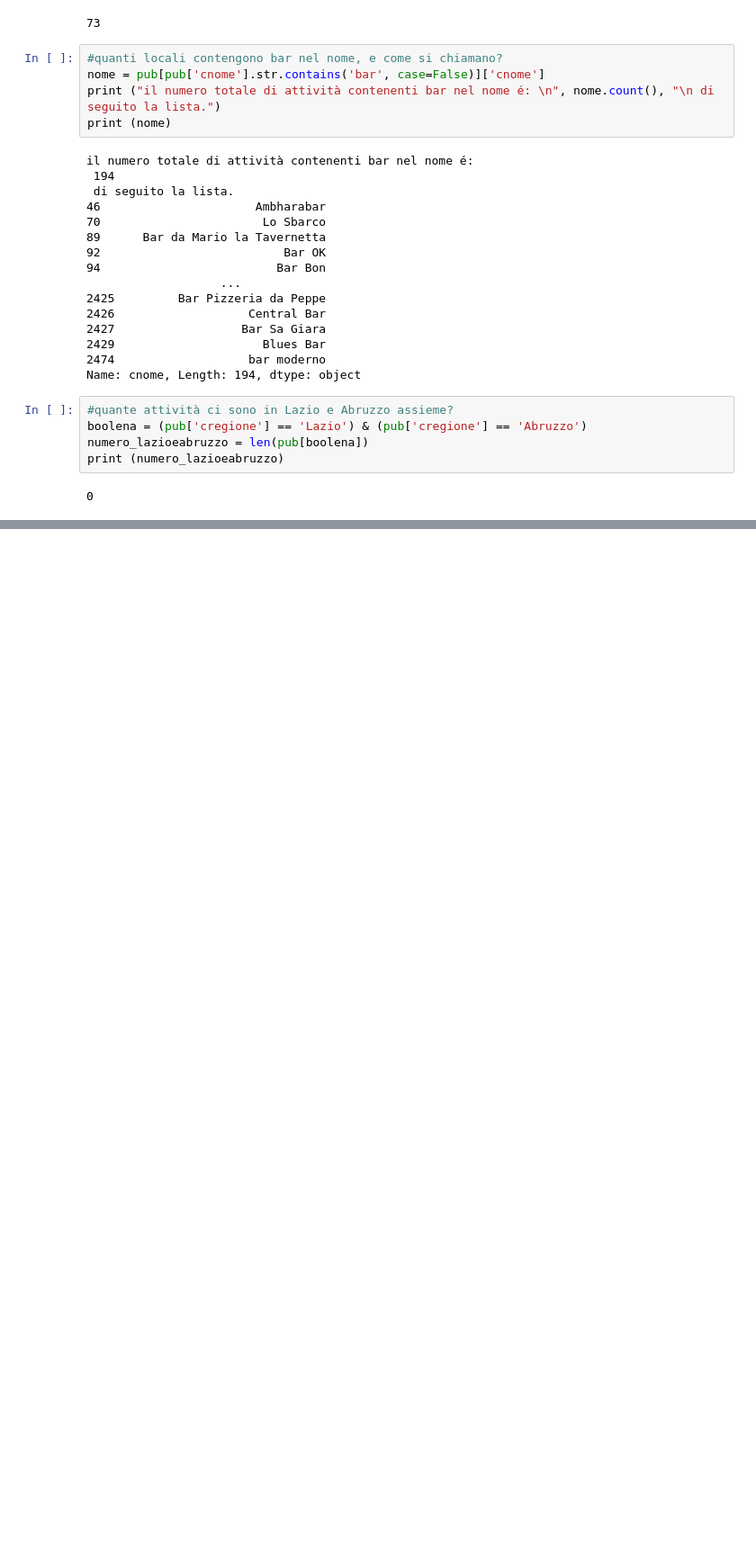
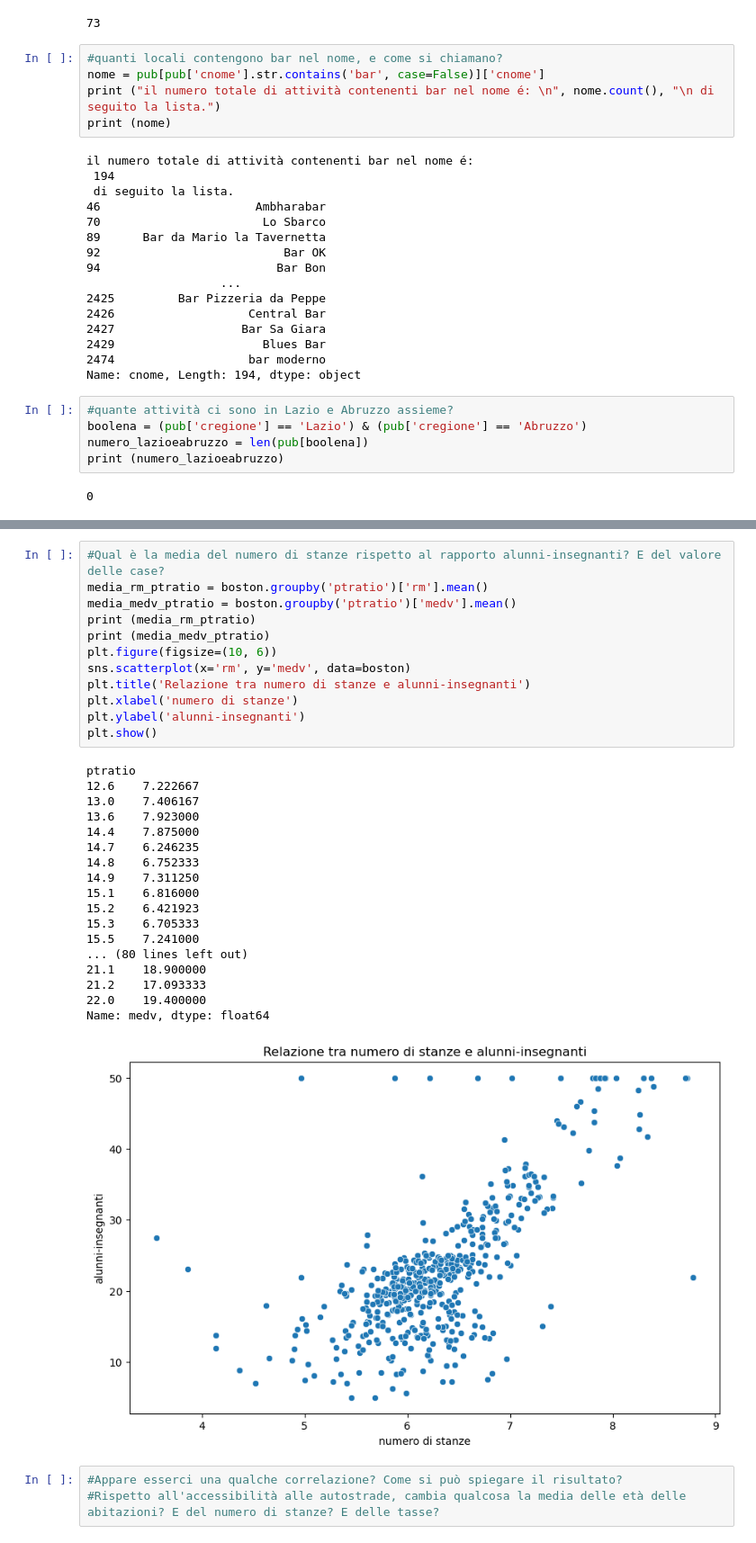
Before and after one commit to MatteoCapp/PYTHON, a Jupyter notebook: W15D5.ipynb, the cells around one changed output, grey strips where cells are left out. Shown: that part at 90% size. Cells and saved outputs as stored; diff of their text form; blank space fills up the shorter version.

```diff
--- a/W15D5.ipynb
+++ b/W15D5.ipynb
@@ -167,0 +325,34 @@ print (numero_lazioeabruzzo)
+# %%
+#Qual è la media del numero di stanze rispetto al rapporto alunni-insegnanti? E del valore delle case?
+media_rm_ptratio = boston.groupby('ptratio')['rm'].mean()
+media_medv_ptratio = boston.groupby('ptratio')['medv'].mean()
+print (media_rm_ptratio)
+print (media_medv_ptratio)
+plt.figure(figsize=(10, 6))
+sns.scatterplot(x='rm', y='medv', data=boston)
+plt.title('Relazione tra numero di stanze e alunni-insegnanti')
+plt.xlabel('numero di stanze')
+plt.ylabel('alunni-insegnanti')
+plt.show()
+# %% [output]
+ptratio
+12.6    7.222667
+13.0    7.406167
+13.6    7.923000
+14.4    7.875000
+14.7    6.246235
+14.8    6.752333
+14.9    7.311250
+15.1    6.816000
+15.2    6.421923
+15.3    6.705333
+15.5    7.241000
+... (80 lines left out)
+21.1    18.900000
+21.2    17.093333
+22.0    19.400000
+Name: medv, dtype: float64
+[figure, added]
+# %%
+#Appare esserci una qualche correlazione? Come si può spiegare il risultato?
+#Rispetto all'accessibilità alle autostrade, cambia qualcosa la media delle età delle abitazioni? E del numero di stanze? E delle tasse?
```
Also changed, not shown: parts of 18 cells of this notebook.
